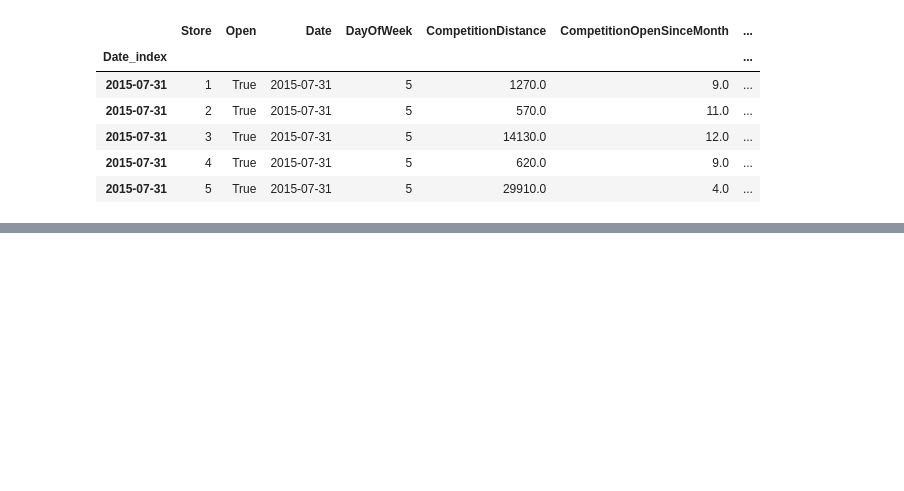
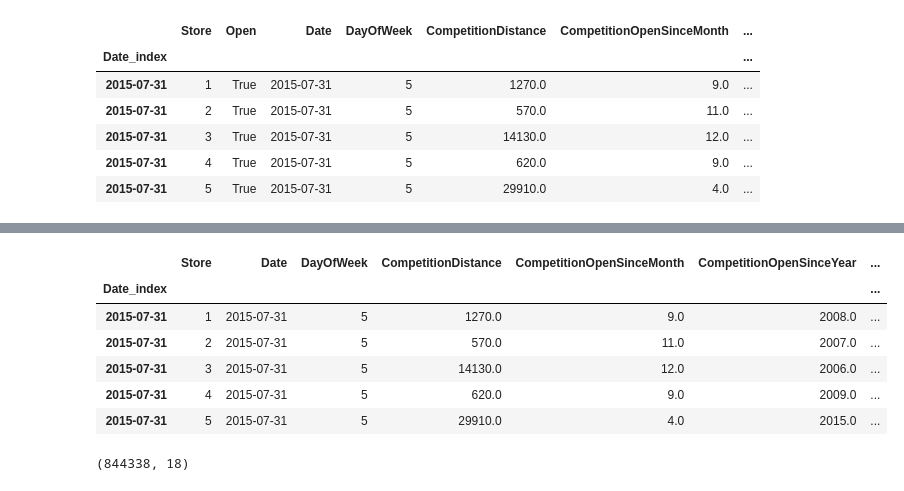
Before and after one commit to AhmedMagdy-GH/sales-forecasting-optimization, a Jupyter notebook: Notebooks/Preprocessing/03_data_cleaning.ipynb, the cells around one changed output, grey strips where cells are left out. Cells and saved outputs as stored; diff of their text form; code cells hidden in the pictures; blank space fills up the shorter version.

```diff
--- a/Notebooks/Preprocessing/03_data_cleaning.ipynb
+++ b/Notebooks/Preprocessing/03_data_cleaning.ipynb
@@ -348,0 +434,11 @@ data.drop(columns="Open",inplace= True)
+# %%
+data["CompetitionDistanceMissing"] = np.where(data["CompetitionDistance"].isna(), 1, 0)
+
+data['CompetitionDistance'] = data["CompetitionDistance"].fillna(data["CompetitionDistance"].median())
+
+data["CompetitionOpenMissing"] = np.where(data["CompetitionOpenSinceMonth"].isna() | data["CompetitionOpenSinceYear"].isna(), 1, 0)
+data['CompetitionOpenSinceYear'] = data["CompetitionOpenSinceYear"].fillna(-1)
+data['CompetitionOpenSinceMonth'] = data["CompetitionOpenSinceMonth"].fillna(-1)
+# %%
+data['CompetitionDistanceMissing'] = data['CompetitionDistanceMissing'].astype('bool')
+data['CompetitionOpenMissing'] = data['CompetitionOpenMissing'].astype('bool')
@@ -348,0 +465,37 @@ data.drop(columns="Open",inplace= True)
+# %%
+data = data[
+    [
+        "Store",
+        "Date",
+        "DayOfWeek",
+        "CompetitionDistance",
+        "CompetitionOpenSinceMonth",
+        "CompetitionOpenSinceYear",
+        "CompetitionDistanceMissing",
+        "CompetitionOpenMissing",
+        "StateHoliday",
+        "SchoolHoliday",
+        "Promo",
+        "Promo2",
+        "Promo2SinceYear",
+        "Promo2SinceWeek",
+        "PromoInterval",
+        "StoreType",
+        "Assortment",
+        "Sales",
+    ]
+]
+# %%
+data.head()
+# %% [output]
+|  | Store | Date | DayOfWeek | CompetitionDistance | CompetitionOpenSinceMonth | CompetitionOpenSinceYear | ... |
+| Date_index |  |  |  |  |  |  | ... |
+| 2015-07-31 | 1 | 2015-07-31 | 5 | 1270.0 | 9.0 | 2008.0 | ... |
+| 2015-07-31 | 2 | 2015-07-31 | 5 | 570.0 | 11.0 | 2007.0 | ... |
+| 2015-07-31 | 3 | 2015-07-31 | 5 | 14130.0 | 12.0 | 2006.0 | ... |
+| 2015-07-31 | 4 | 2015-07-31 | 5 | 620.0 | 9.0 | 2009.0 | ... |
+| 2015-07-31 | 5 | 2015-07-31 | 5 | 29910.0 | 4.0 | 2015.0 | ... |
+# %%
+data.shape
+# %% [output]
+(844338, 18)
```
Also changed, not shown: parts of 15 cells of this notebook, 1 other file.
